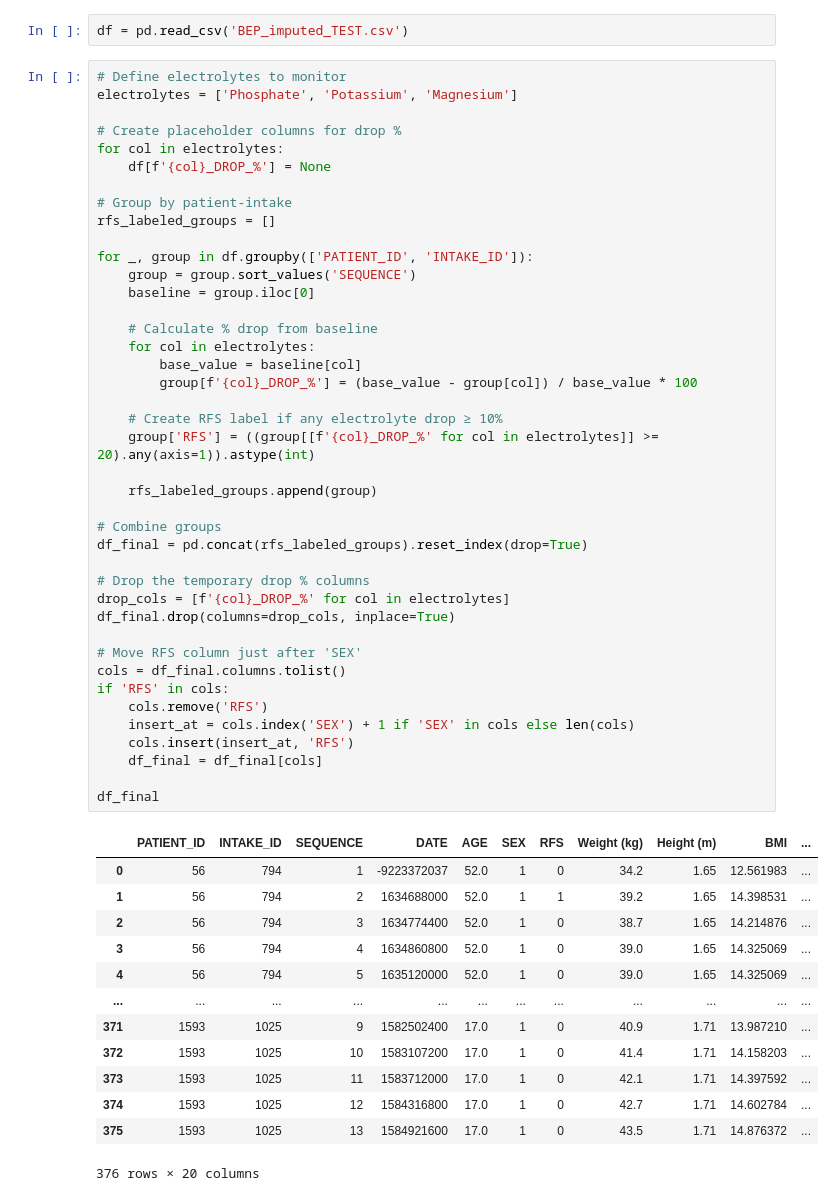
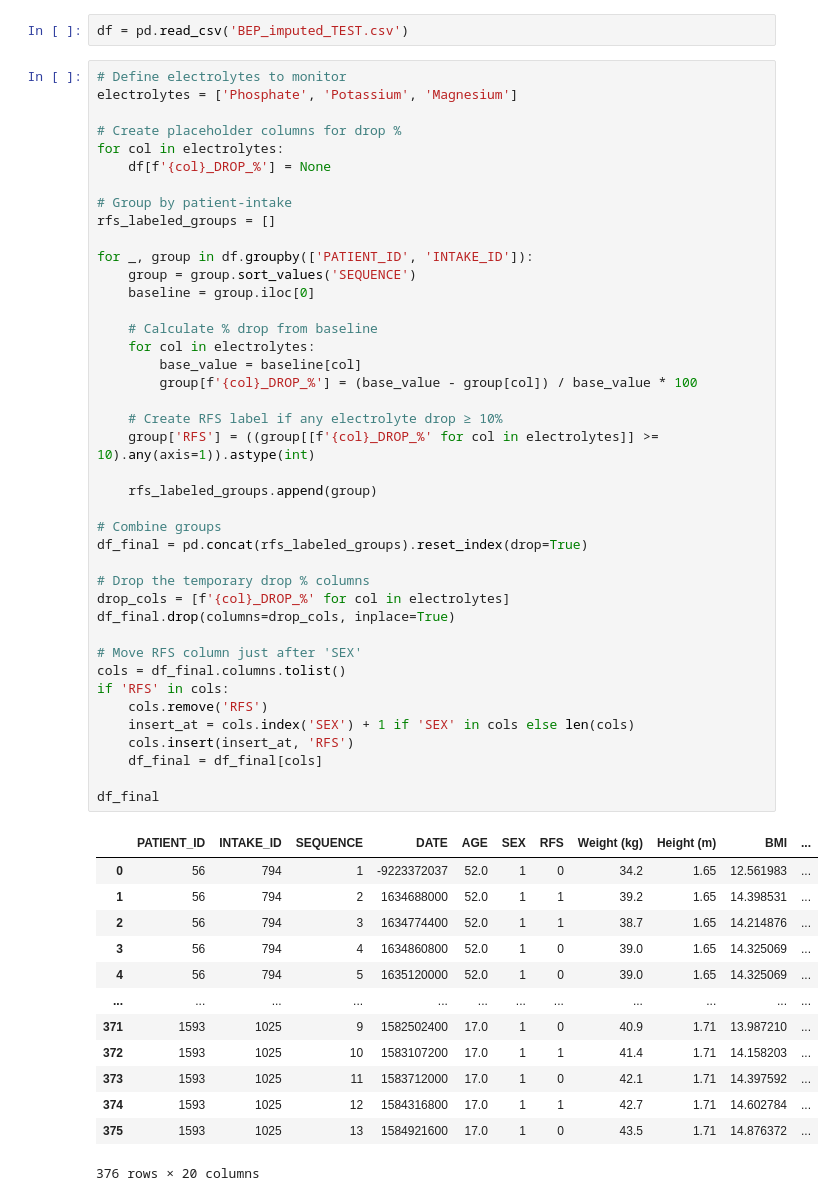
Before and after one commit to puckkwaspen/BEP_RFS, a Jupyter notebook: Test Data Preprocessing.ipynb, the cells around one changed output. Cells and saved outputs as stored; diff of their text form.

```diff
--- a/Test Data Preprocessing.ipynb
+++ b/Test Data Preprocessing.ipynb
@@ -515,42 +515,42 @@ for _, group in df.groupby(['PATIENT_ID', 'INTAKE_ID']):
 
     # Calculate % drop from baseline
     for col in electrolytes:
         base_value = baseline[col]
         group[f'{col}_DROP_%'] = (base_value - group[col]) / base_value * 100
 
     # Create RFS label if any electrolyte drop ≥ 10%
-    group['RFS'] = ((group[[f'{col}_DROP_%' for col in electrolytes]] >= 20).any(axis=1)).astype(int)
+    group['RFS'] = ((group[[f'{col}_DROP_%' for col in electrolytes]] >= 10).any(axis=1)).astype(int)
 
     rfs_labeled_groups.append(group)
 
 # Combine groups
 df_final = pd.concat(rfs_labeled_groups).reset_index(drop=True)
 
 # Drop the temporary drop % columns
 drop_cols = [f'{col}_DROP_%' for col in electrolytes]
 df_final.drop(columns=drop_cols, inplace=True)
 
 # Move RFS column just after 'SEX'
 cols = df_final.columns.tolist()
 if 'RFS' in cols:
     cols.remove('RFS')
     insert_at = cols.index('SEX') + 1 if 'SEX' in cols else len(cols)
     cols.insert(insert_at, 'RFS')
     df_final = df_final[cols]
 
 df_final
 # %% [output]
 |  | PATIENT_ID | INTAKE_ID | SEQUENCE | DATE | AGE | SEX | RFS | Weight (kg) | Height (m) | BMI | ... |
 | 0 | 56 | 794 | 1 | -9223372037 | 52.0 | 1 | 0 | 34.2 | 1.65 | 12.561983 | ... |
 | 1 | 56 | 794 | 2 | 1634688000 | 52.0 | 1 | 1 | 39.2 | 1.65 | 14.398531 | ... |
-| 2 | 56 | 794 | 3 | 1634774400 | 52.0 | 1 | 0 | 38.7 | 1.65 | 14.214876 | ... |
+| 2 | 56 | 794 | 3 | 1634774400 | 52.0 | 1 | 1 | 38.7 | 1.65 | 14.214876 | ... |
 | 3 | 56 | 794 | 4 | 1634860800 | 52.0 | 1 | 0 | 39.0 | 1.65 | 14.325069 | ... |
 | 4 | 56 | 794 | 5 | 1635120000 | 52.0 | 1 | 0 | 39.0 | 1.65 | 14.325069 | ... |
 | ... | ... | ... | ... | ... | ... | ... | ... | ... | ... | ... | ... |
 | 371 | 1593 | 1025 | 9 | 1582502400 | 17.0 | 1 | 0 | 40.9 | 1.71 | 13.987210 | ... |
-| 372 | 1593 | 1025 | 10 | 1583107200 | 17.0 | 1 | 0 | 41.4 | 1.71 | 14.158203 | ... |
+| 372 | 1593 | 1025 | 10 | 1583107200 | 17.0 | 1 | 1 | 41.4 | 1.71 | 14.158203 | ... |
 | 373 | 1593 | 1025 | 11 | 1583712000 | 17.0 | 1 | 0 | 42.1 | 1.71 | 14.397592 | ... |
-| 374 | 1593 | 1025 | 12 | 1584316800 | 17.0 | 1 | 0 | 42.7 | 1.71 | 14.602784 | ... |
+| 374 | 1593 | 1025 | 12 | 1584316800 | 17.0 | 1 | 1 | 42.7 | 1.71 | 14.602784 | ... |
 | 375 | 1593 | 1025 | 13 | 1584921600 | 17.0 | 1 | 0 | 43.5 | 1.71 | 14.876372 | ... |
 376 rows × 20 columns
 # %%
```
Also changed, not shown: parts of 1 cell of this notebook, 4 other files.
